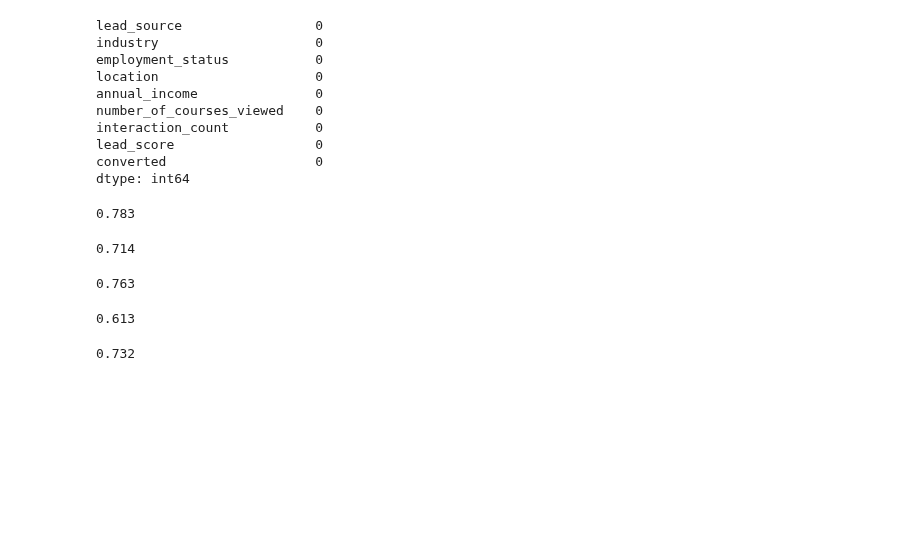
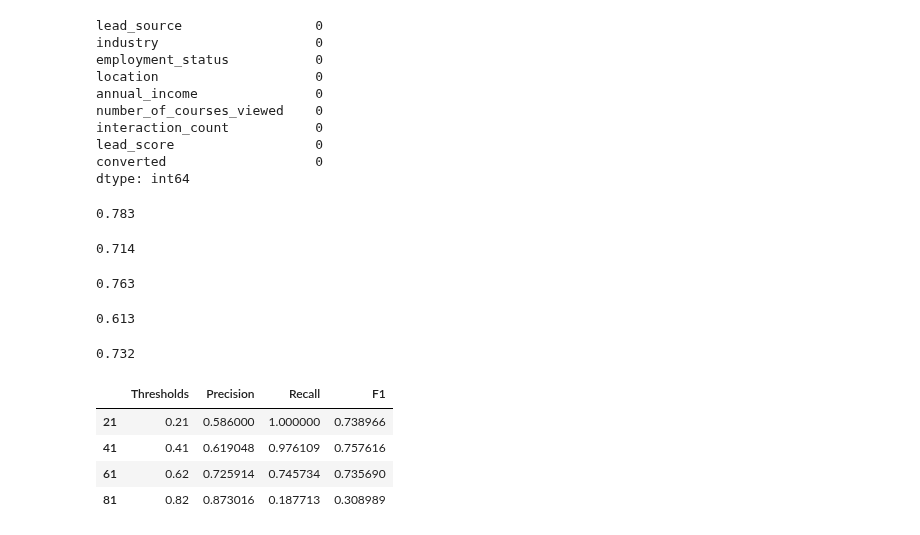
Before and after one commit to MasterGino7/MLZHW2026, a Jupyter notebook: 04-evaluation/Homework04.ipynb, the cells around one changed output. Drawn from its saved outputs; the diff is of its cells as text; code cells hidden in the pictures; blank space fills up the shorter version.

```diff
--- a/04-evaluation/Homework04.ipynb
+++ b/04-evaluation/Homework04.ipynb
@@ -11,6 +11,10 @@ from sklearn.feature_extraction import DictVectorizer
 from sklearn.linear_model import LogisticRegression
 from sklearn.metrics import roc_curve
 from sklearn.metrics import auc
+from sklearn.metrics import precision_score, recall_score
+pd.set_option('display.max_rows', None)
+from sklearn.model_selection import KFold
+from sklearn.metrics import roc_auc_score
 # %%
 df = pd.read_csv("https://raw.githubusercontent.com/DataTalksClub/machine-learning-zoomcamp/main/cohorts/2026/data/course_lead_scoring_2026.csv")
 # %%
@@ -84,0 +112,10 @@ round(auc(fpr, tpr),3)
+# %%
+dfScores = pd.DataFrame([thresholds,precision,recall,F1]).T
+dfScores.columns = ['Thresholds','Precision','Recall','F1']
+dfScores.loc[[21,41,61,81]]
+# %% [output]
+|  | Thresholds | Precision | Recall | F1 |
+| 21 | 0.21 | 0.586000 | 1.000000 | 0.738966 |
+| 41 | 0.41 | 0.619048 | 0.976109 | 0.757616 |
+| 61 | 0.62 | 0.725914 | 0.745734 | 0.735690 |
+| 81 | 0.82 | 0.873016 | 0.187713 | 0.308989 |
```
Also changed, not shown: parts of 8 cells of this notebook.
